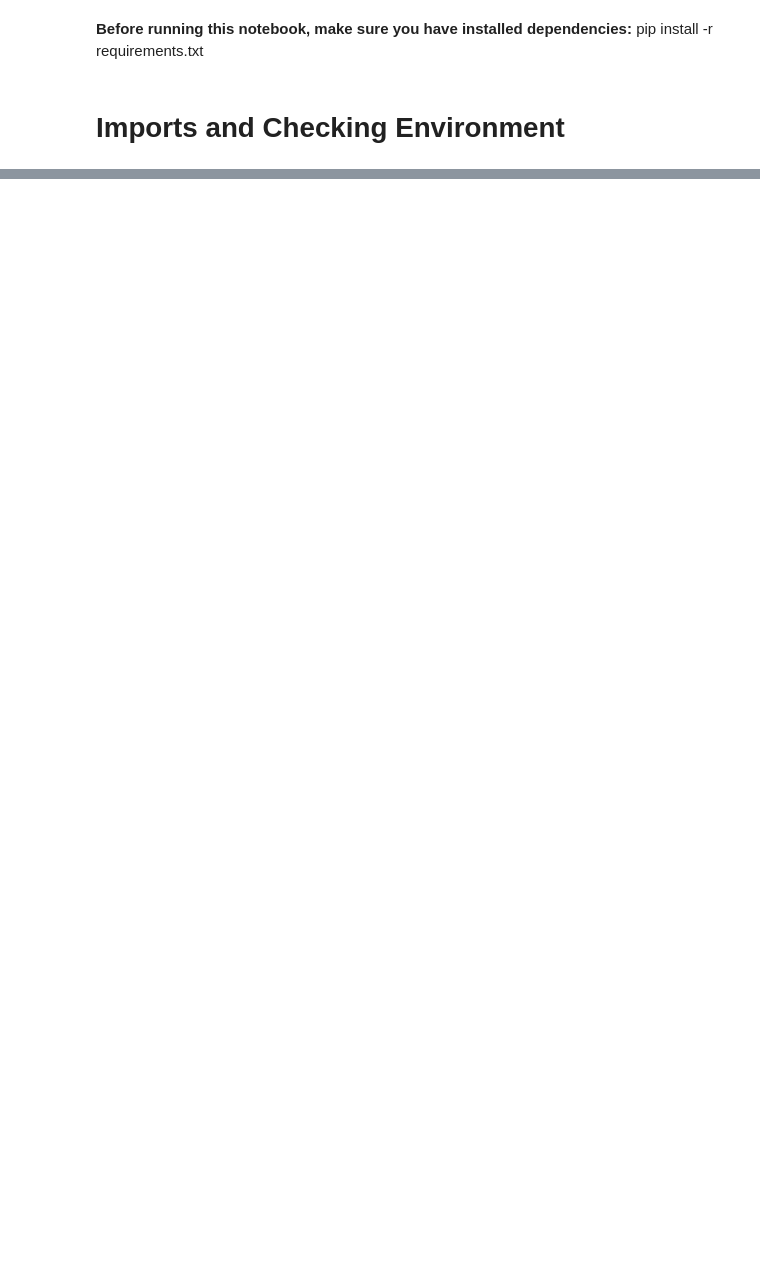
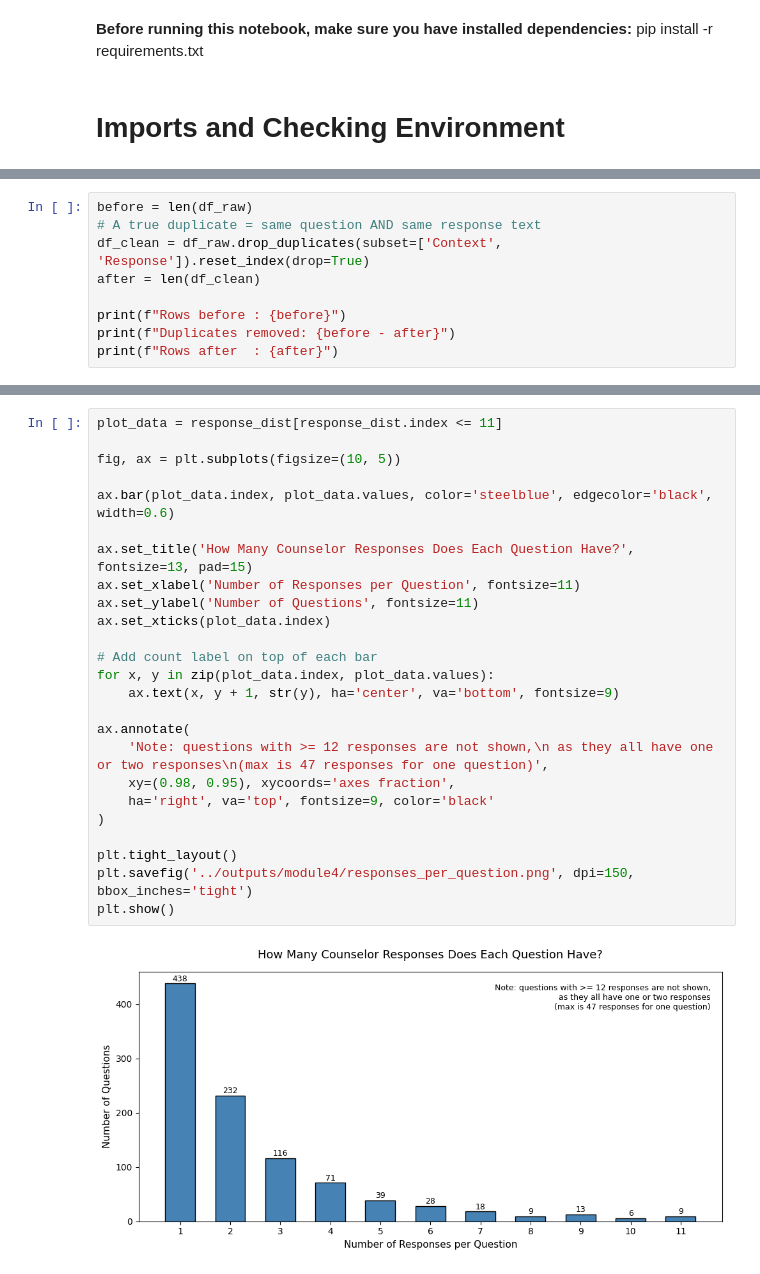
Before and after one commit to mohamed-elessawy/Mental-Health-RAG-Chatbot, a Jupyter notebook: notebooks/module4_rag_pipeline.ipynb, the cells around one changed output, grey strips where cells are left out. Drawn from its saved outputs; the diff is of its cells as text; blank space fills up the shorter version.

Commit message:
Finished the EDA part for Module 4

```diff
--- a/notebooks/module4_rag_pipeline.ipynb
+++ b/notebooks/module4_rag_pipeline.ipynb
@@ -81,0 +89,9 @@ User: I'm going through some things with my feelings and myself. I barely sleep
+# %%
+before = len(df_raw)
+# A true duplicate = same question AND same response text
+df_clean = df_raw.drop_duplicates(subset=['Context', 'Response']).reset_index(drop=True)
+after = len(df_clean)
+
+print(f"Rows before : {before}")
+print(f"Duplicates removed: {before - after}")
+print(f"Rows after  : {after}")
@@ -81,0 +147,27 @@ User: I'm going through some things with my feelings and myself. I barely sleep
+# %%
+plot_data = response_dist[response_dist.index <= 11]
+
+fig, ax = plt.subplots(figsize=(10, 5))
+
+ax.bar(plot_data.index, plot_data.values, color='steelblue', edgecolor='black', width=0.6)
+
+ax.set_title('How Many Counselor Responses Does Each Question Have?', fontsize=13, pad=15)
+ax.set_xlabel('Number of Responses per Question', fontsize=11)
+ax.set_ylabel('Number of Questions', fontsize=11)
+ax.set_xticks(plot_data.index)
+
+# Add count label on top of each bar
+for x, y in zip(plot_data.index, plot_data.values):
+    ax.text(x, y + 1, str(y), ha='center', va='bottom', fontsize=9)
+
+ax.annotate(
+    'Note: questions with >= 12 responses are not shown,\n as they all have one or two responses\n(max is 47 responses for one question)',
+    xy=(0.98, 0.95), xycoords='axes fraction',
+    ha='right', va='top', fontsize=9, color='black'
+)
+
+plt.tight_layout()
+plt.savefig('../outputs/module4/responses_per_question.png', dpi=150, bbox_inches='tight')
+plt.show()
+# %% [output]
+[figure, added]
```
Also changed, not shown: parts of 47 cells of this notebook, 3 other files.
